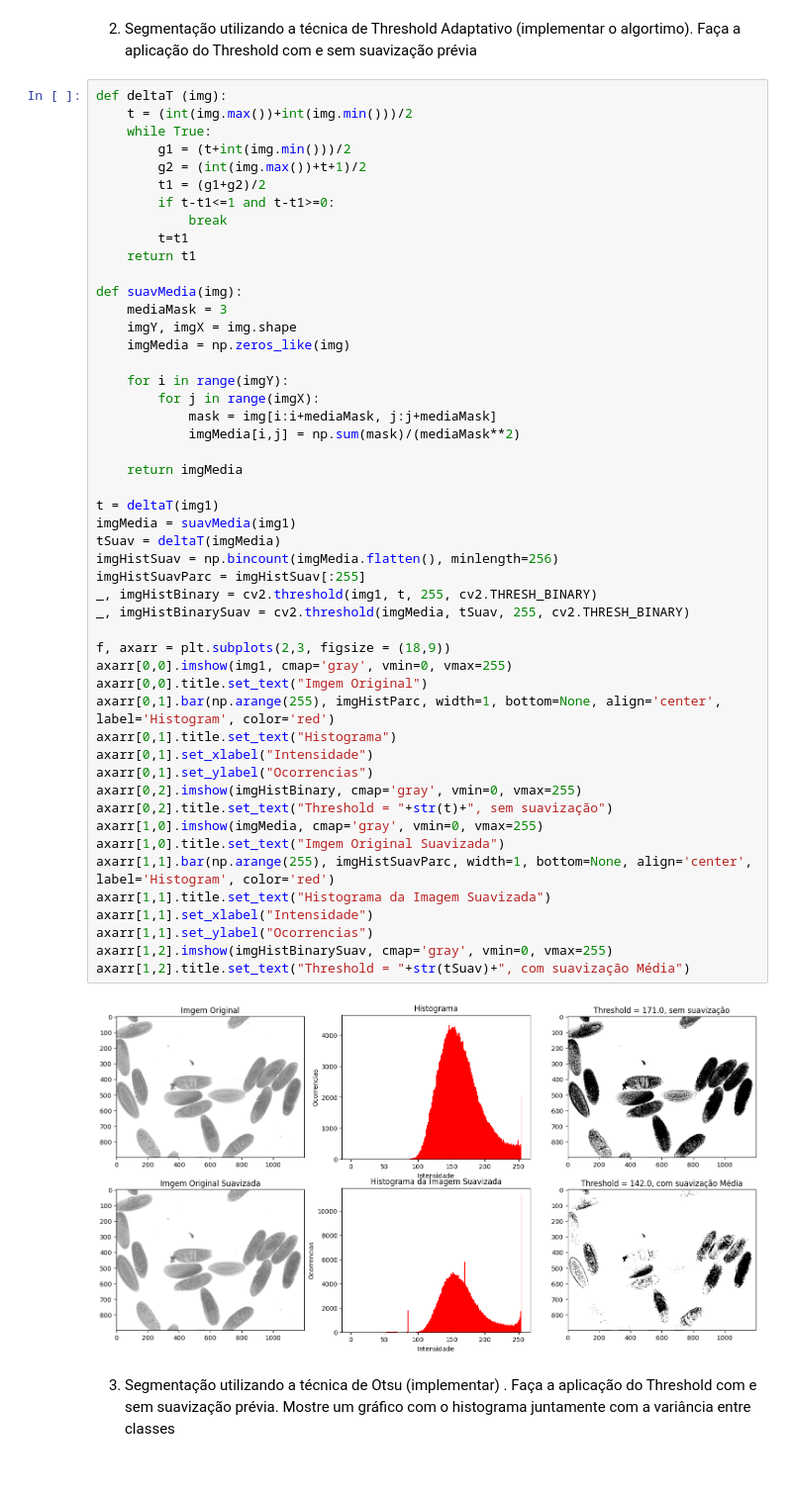
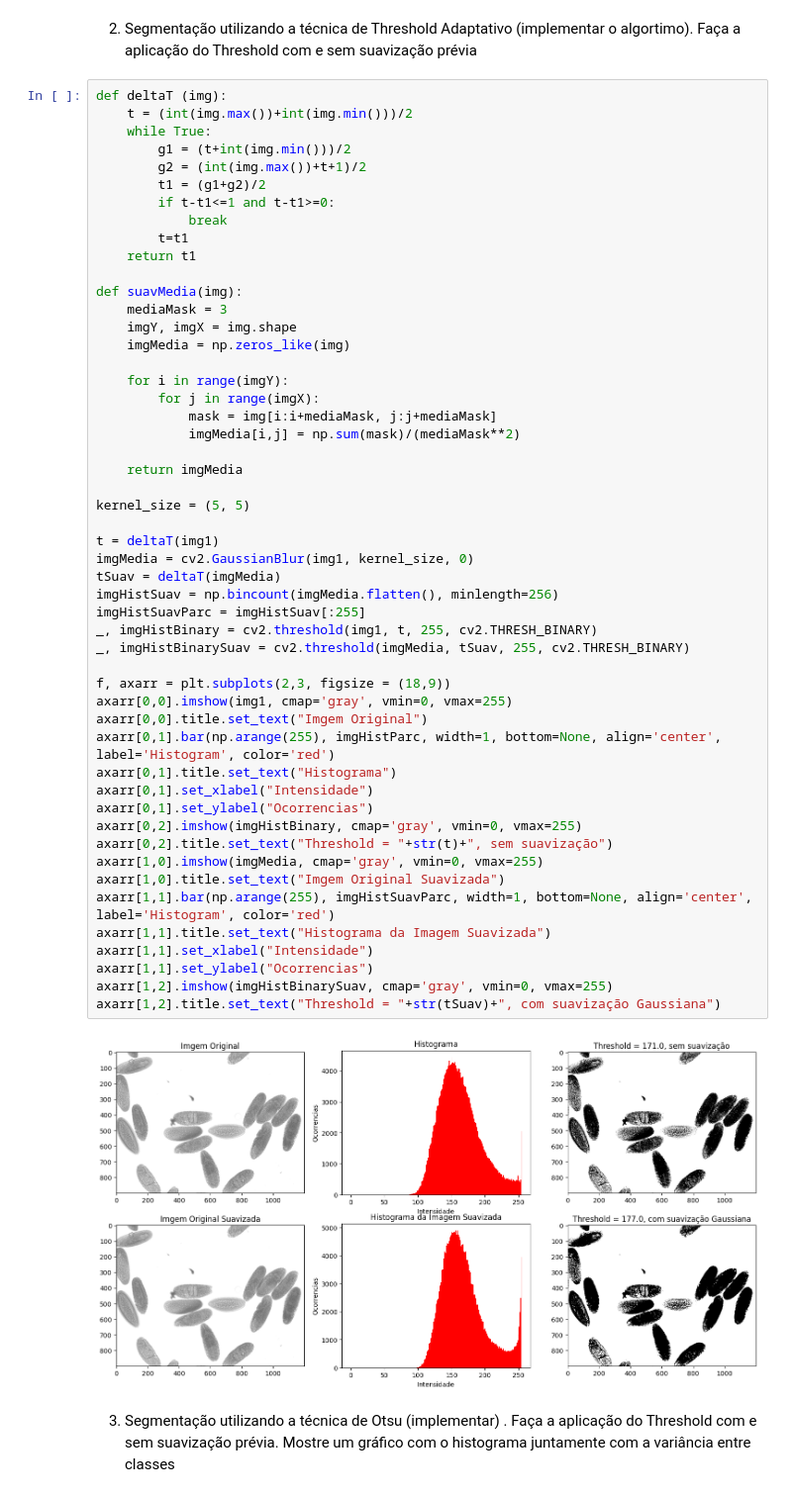
Before and after one commit to HelvesPallin/ppgco-ufu, a Jupyter notebook: ProcessamentoDigitalImagens/lab06/Lab06.ipynb, the cells around one changed output. Shown at 99% size. Drawn from its saved outputs; the diff is of its cells as text.

```diff
--- a/ProcessamentoDigitalImagens/lab06/Lab06.ipynb
+++ b/ProcessamentoDigitalImagens/lab06/Lab06.ipynb
@@ -46,35 +46,37 @@ def suavMedia(img):
         for j in range(imgX):
             mask = img[i:i+mediaMask, j:j+mediaMask]
             imgMedia[i,j] = np.sum(mask)/(mediaMask**2)
 
     return imgMedia
 
+kernel_size = (5, 5)
+
 t = deltaT(img1)
-imgMedia = suavMedia(img1)
+imgMedia = cv2.GaussianBlur(img1, kernel_size, 0)
 tSuav = deltaT(imgMedia)
 imgHistSuav = np.bincount(imgMedia.flatten(), minlength=256)
 imgHistSuavParc = imgHistSuav[:255]
 _, imgHistBinary = cv2.threshold(img1, t, 255, cv2.THRESH_BINARY)
 _, imgHistBinarySuav = cv2.threshold(imgMedia, tSuav, 255, cv2.THRESH_BINARY)
 
 f, axarr = plt.subplots(2,3, figsize = (18,9))
 axarr[0,0].imshow(img1, cmap='gray', vmin=0, vmax=255)
 axarr[0,0].title.set_text("Imgem Original")
 axarr[0,1].bar(np.arange(255), imgHistParc, width=1, bottom=None, align='center', label='Histogram', color='red')
 axarr[0,1].title.set_text("Histograma")
 axarr[0,1].set_xlabel("Intensidade")
 axarr[0,1].set_ylabel("Ocorrencias")
 axarr[0,2].imshow(imgHistBinary, cmap='gray', vmin=0, vmax=255)
 axarr[0,2].title.set_text("Threshold = "+str(t)+", sem suavização")
 axarr[1,0].imshow(imgMedia, cmap='gray', vmin=0, vmax=255)
 axarr[1,0].title.set_text("Imgem Original Suavizada")
 axarr[1,1].bar(np.arange(255), imgHistSuavParc, width=1, bottom=None, align='center', label='Histogram', color='red')
 axarr[1,1].title.set_text("Histograma da Imagem Suavizada")
 axarr[1,1].set_xlabel("Intensidade")
 axarr[1,1].set_ylabel("Ocorrencias")
 axarr[1,2].imshow(imgHistBinarySuav, cmap='gray', vmin=0, vmax=255)
-axarr[1,2].title.set_text("Threshold = "+str(tSuav)+", com suavização Média")
+axarr[1,2].title.set_text("Threshold = "+str(tSuav)+", com suavização Gaussiana")
 # %% [output]
-[figure, old version]
+[figure, new version]
 # %% [markdown]
 3. Segmentação utilizando a técnica de Otsu (implementar) . Faça a aplicação do Threshold com e sem suavização prévia. Mostre um gráfico com o histograma juntamente com a variância entre classes
```
Also changed, not shown: parts of 2 cells of this notebook.
